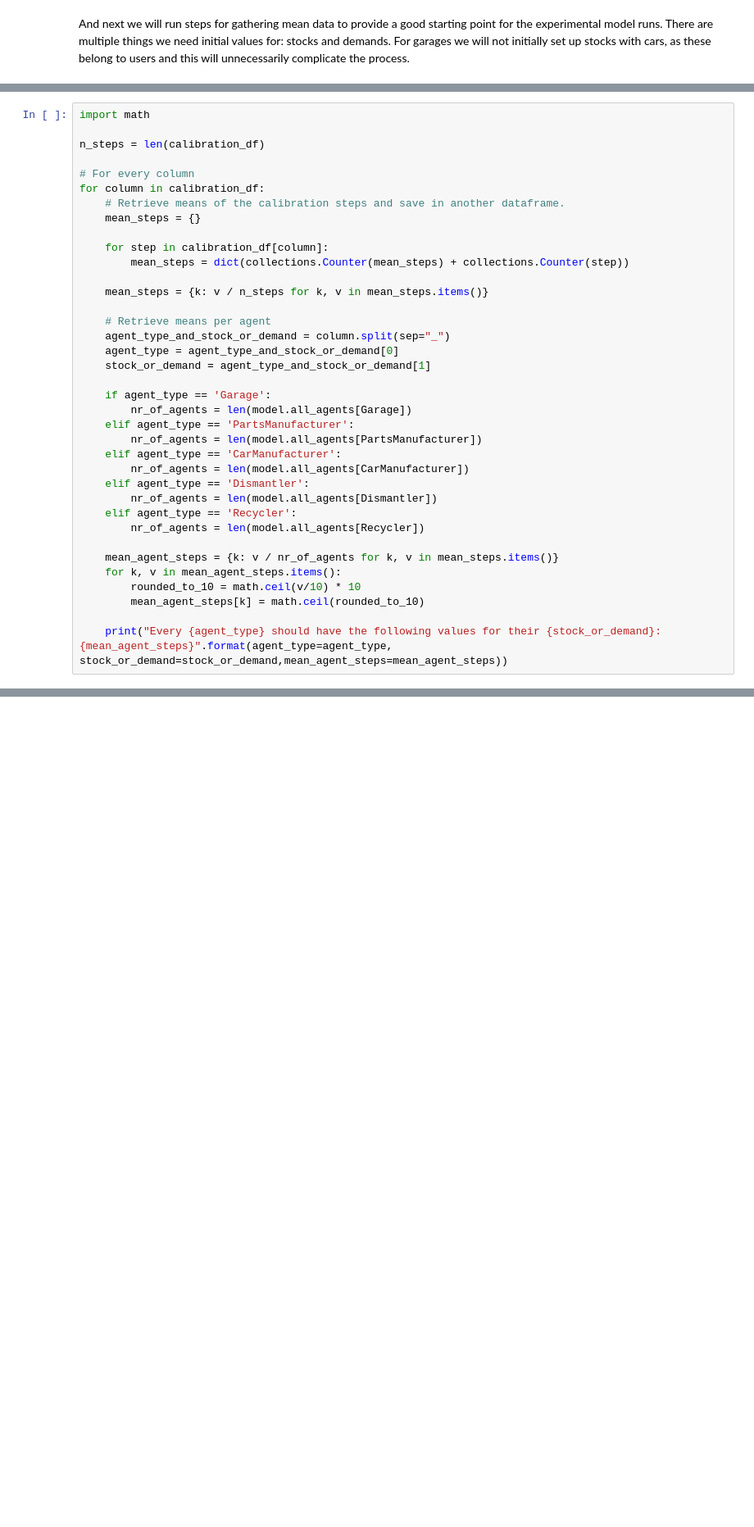
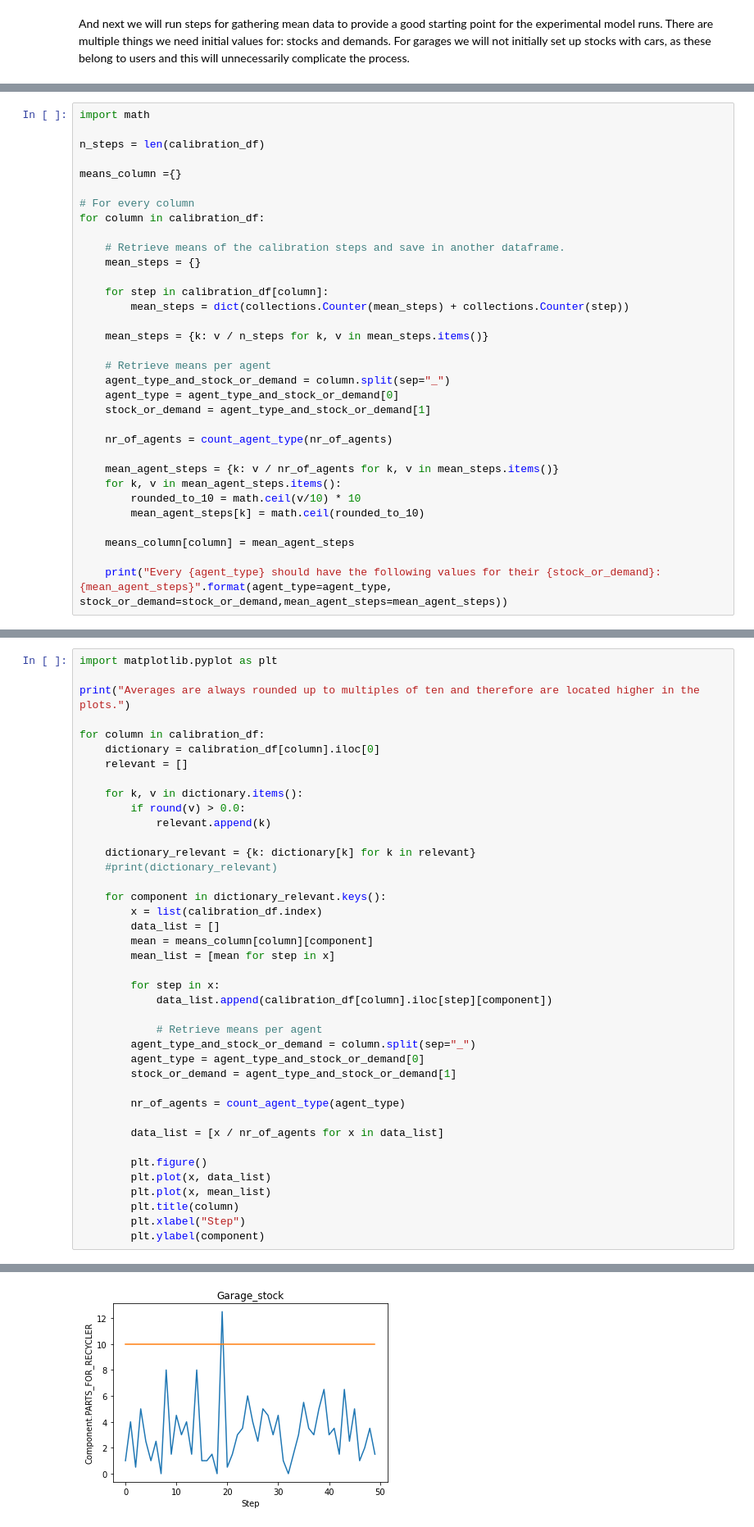
Before and after one commit to max-reddel/QONNECT, a Jupyter notebook: examples/model_calibration.ipynb, the cells around one changed output, grey strips where cells are left out. Shown: that part at 82% size. Drawn from its saved outputs; the diff is of its cells as text; blank space fills up the shorter version.

Commit message:
Figure updates

```diff
--- a/examples/model_calibration.ipynb
+++ b/examples/model_calibration.ipynb
@@ -186,8 +200,11 @@ import math
 
 n_steps = len(calibration_df)
 
+means_column ={}
+
 # For every column
 for column in calibration_df:
+
     # Retrieve means of the calibration steps and save in another dataframe.
     mean_steps = {}
 
@@ -201,21 +218,14 @@ for column in calibration_df:
     agent_type = agent_type_and_stock_or_demand[0]
     stock_or_demand = agent_type_and_stock_or_demand[1]
 
-    if agent_type == 'Garage':
-        nr_of_agents = len(model.all_agents[Garage])
-    elif agent_type == 'PartsManufacturer':
-        nr_of_agents = len(model.all_agents[PartsManufacturer])
-    elif agent_type == 'CarManufacturer':
-        nr_of_agents = len(model.all_agents[CarManufacturer])
-    elif agent_type == 'Dismantler':
-        nr_of_agents = len(model.all_agents[Dismantler])
-    elif agent_type == 'Recycler':
-        nr_of_agents = len(model.all_agents[Recycler])
+    nr_of_agents = count_agent_type(nr_of_agents)
 
     mean_agent_steps = {k: v / nr_of_agents for k, v in mean_steps.items()}
     for k, v in mean_agent_steps.items():
         rounded_to_10 = math.ceil(v/10) * 10
         mean_agent_steps[k] = math.ceil(rounded_to_10)
 
+    means_column[column] = mean_agent_steps
+
     print("Every {agent_type} should have the following values for their {stock_or_demand}: {mean_agent_steps}".format(agent_type=agent_type, stock_or_demand=stock_or_demand,mean_agent_steps=mean_agent_steps))
 # %% [output]
@@ -229,0 +244,41 @@ Every Recycler should have the following values for their stock: {<Component.REC
+# %%
+import matplotlib.pyplot as plt
+
+print("Averages are always rounded up to multiples of ten and therefore are located higher in the plots.")
+
+for column in calibration_df:
+    dictionary = calibration_df[column].iloc[0]
+    relevant = []
+
+    for k, v in dictionary.items():
+        if round(v) > 0.0:
+            relevant.append(k)
+
+    dictionary_relevant = {k: dictionary[k] for k in relevant}
+    #print(dictionary_relevant)
+
+    for component in dictionary_relevant.keys():
+        x = list(calibration_df.index)
+        data_list = []
+        mean = means_column[column][component]
+        mean_list = [mean for step in x]
+
+        for step in x:
+            data_list.append(calibration_df[column].iloc[step][component])
+
+            # Retrieve means per agent
+        agent_type_and_stock_or_demand = column.split(sep="_")
+        agent_type = agent_type_and_stock_or_demand[0]
+        stock_or_demand = agent_type_and_stock_or_demand[1]
+
+        nr_of_agents = count_agent_type(agent_type)
+
+        data_list = [x / nr_of_agents for x in data_list]
+
+        plt.figure()
+        plt.plot(x, data_list)
+        plt.plot(x, mean_list)
+        plt.title(column)
+        plt.xlabel("Step")
+        plt.ylabel(component)
+# %% [output]
@@ -229,0 +286 @@ Every Recycler should have the following values for their stock: {<Component.REC
+[figure, added]
```
Also changed, not shown: parts of 9 cells of this notebook.
